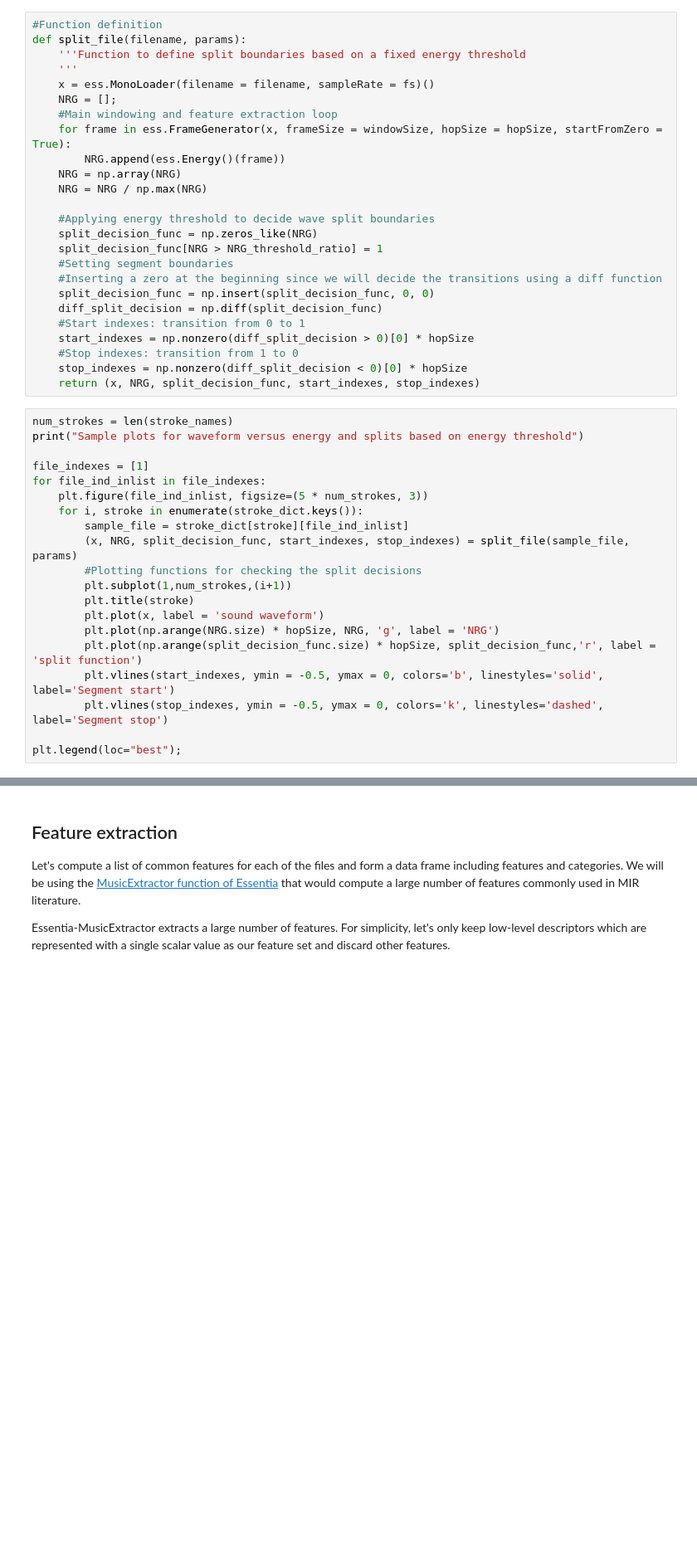
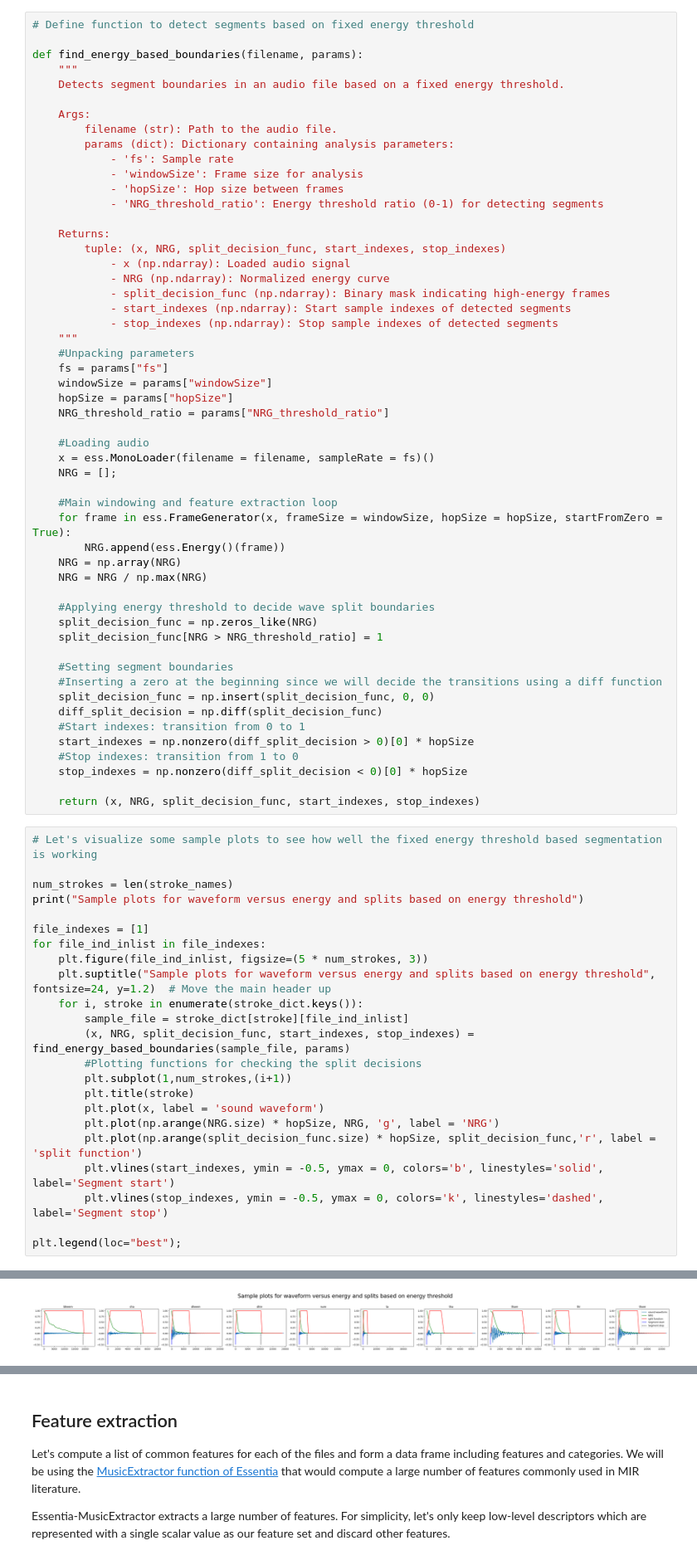
Before and after one commit to mrocamora/mir_course, a Jupyter notebook: notebooks/MIR_course-sound_classification_shallow_pipeline.ipynb, the cells around one changed output, grey strips where cells are left out. Shown at 83% size. Saved outputs shown, nothing was run; the diff lists cells and outputs as text; blank space fills up the shorter version.

```diff
--- a/notebooks/MIR_course-sound_classification_shallow_pipeline.ipynb
+++ b/notebooks/MIR_course-sound_classification_shallow_pipeline.ipynb
@@ -100,11 +151,37 @@ NRG_threshold_ratio = 0.005 #threshold expressed as ratio with respect to the ma
 params = {"fs":fs, "windowSize":windowSize, "hopSize":hopSize, "NRG_threshold_ratio": NRG_threshold_ratio}
 # %%
-#Function definition
-def split_file(filename, params):
-    '''Function to define split boundaries based on a fixed energy threshold
-    '''
+# Define function to detect segments based on fixed energy threshold
+
+def find_energy_based_boundaries(filename, params):
+    """
+    Detects segment boundaries in an audio file based on a fixed energy threshold.
+
+    Args:
+        filename (str): Path to the audio file.
+        params (dict): Dictionary containing analysis parameters:
+            - 'fs': Sample rate
+            - 'windowSize': Frame size for analysis
+            - 'hopSize': Hop size between frames
+            - 'NRG_threshold_ratio': Energy threshold ratio (0-1) for detecting segments
+
+    Returns:
+        tuple: (x, NRG, split_decision_func, start_indexes, stop_indexes)
+            - x (np.ndarray): Loaded audio signal
+            - NRG (np.ndarray): Normalized energy curve
+            - split_decision_func (np.ndarray): Binary mask indicating high-energy frames
+            - start_indexes (np.ndarray): Start sample indexes of detected segments
+            - stop_indexes (np.ndarray): Stop sample indexes of detected segments
+    """
+    #Unpacking parameters
+    fs = params["fs"]
+    windowSize = params["windowSize"]
+    hopSize = params["hopSize"]
+    NRG_threshold_ratio = params["NRG_threshold_ratio"]
+
+    #Loading audio
     x = ess.MonoLoader(filename = filename, sampleRate = fs)()
     NRG = [];
+
     #Main windowing and feature extraction loop
     for frame in ess.FrameGenerator(x, frameSize = windowSize, hopSize = hopSize, startFromZero = True):
         NRG.append(ess.Energy()(frame))
@@ -114,6 +191,7 @@ def split_file(filename, params):
     #Applying energy threshold to decide wave split boundaries
     split_decision_func = np.zeros_like(NRG)
     split_decision_func[NRG > NRG_threshold_ratio] = 1
+
     #Setting segment boundaries
     #Inserting a zero at the beginning since we will decide the transitions using a diff function
     split_decision_func = np.insert(split_decision_func, 0, 0)
@@ -122,17 +200,21 @@ def split_file(filename, params):
     start_indexes = np.nonzero(diff_split_decision > 0)[0] * hopSize
     #Stop indexes: transition from 1 to 0
     stop_indexes = np.nonzero(diff_split_decision < 0)[0] * hopSize
+
     return (x, NRG, split_decision_func, start_indexes, stop_indexes)
 # %%
+# Let's visualize some sample plots to see how well the fixed energy threshold based segmentation is working
+
 num_strokes = len(stroke_names)
 print("Sample plots for waveform versus energy and splits based on energy threshold")
 
 file_indexes = [1]
 for file_ind_inlist in file_indexes:
     plt.figure(file_ind_inlist, figsize=(5 * num_strokes, 3))
+    plt.suptitle("Sample plots for waveform versus energy and splits based on energy threshold", fontsize=24, y=1.2)  # Move the main header up
     for i, stroke in enumerate(stroke_dict.keys()):
         sample_file = stroke_dict[stroke][file_ind_inlist]
-        (x, NRG, split_decision_func, start_indexes, stop_indexes) = split_file(sample_file, params)
+        (x, NRG, split_decision_func, start_indexes, stop_indexes) = find_energy_based_boundaries(sample_file, params)
         #Plotting functions for checking the split decisions
         plt.subplot(1,num_strokes,(i+1))
         plt.title(stroke)
@@ -143,3 +225,4 @@ for file_ind_inlist in file_indexes:
         plt.vlines(stop_indexes, ymin = -0.5, ymax = 0, colors='k', linestyles='dashed', label='Segment stop')
 
 plt.legend(loc="best");
+# %% [output]
@@ -146 +230,2 @@ plt.legend(loc="best");
+[figure, added]
 # %%
```
Also changed, not shown: parts of 86 cells of this notebook.
